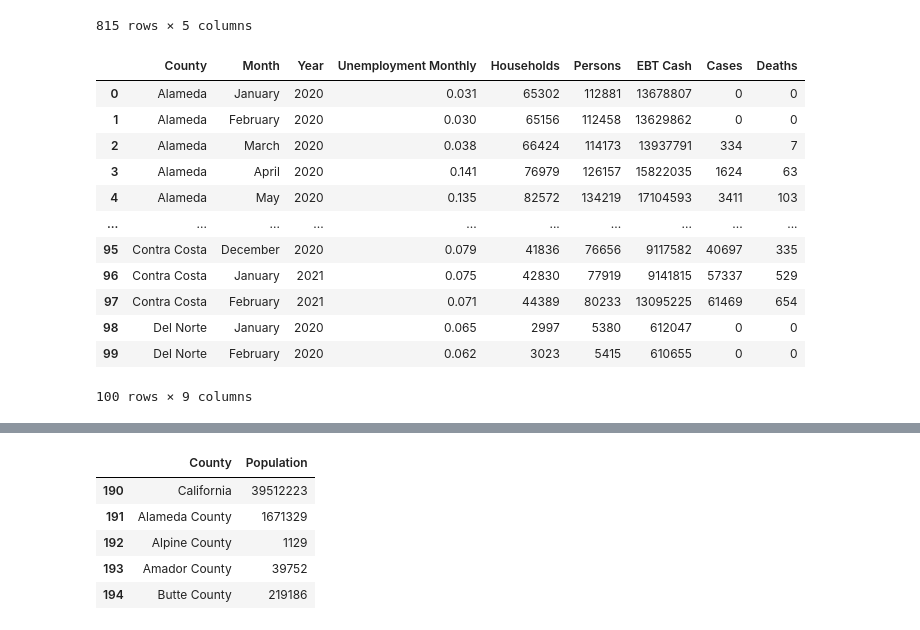
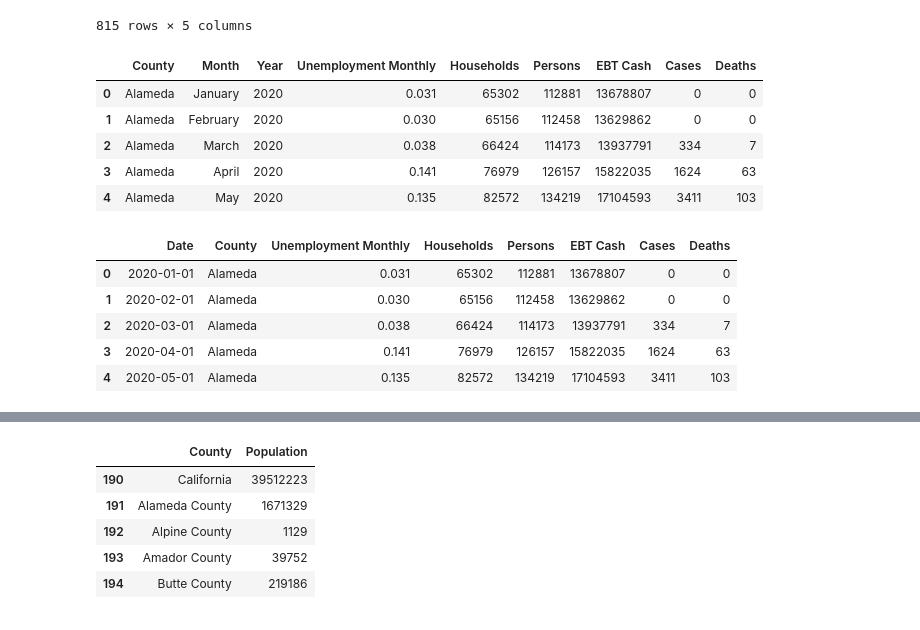
Before and after one commit to speedracer05/Covid_CalFresh, a Jupyter notebook: Covid_CalFresh.ipynb, the cells around one changed output, grey strips where cells are left out. Cells and saved outputs as stored; diff of their text form; code cells hidden in the pictures.

Commit message:
compare covid rate vs calfresh #

```diff
--- a/Covid_CalFresh.ipynb
+++ b/Covid_CalFresh.ipynb
@@ -153,19 +153,23 @@ county_merge
 # %%
 # merge two CalFresh and county_merge datasets on county, year and month
 covid_merge = pd.read_csv(covid_merge_path)
 
-covid_merge.head(100)
+covid_merge.head()
 # %% [output]
 |  | County | Month | Year | Unemployment Monthly | Households | Persons | EBT Cash | Cases | Deaths |
 | 0 | Alameda | January | 2020 | 0.031 | 65302 | 112881 | 13678807 | 0 | 0 |
 | 1 | Alameda | February | 2020 | 0.030 | 65156 | 112458 | 13629862 | 0 | 0 |
 | 2 | Alameda | March | 2020 | 0.038 | 66424 | 114173 | 13937791 | 334 | 7 |
 | 3 | Alameda | April | 2020 | 0.141 | 76979 | 126157 | 15822035 | 1624 | 63 |
 | 4 | Alameda | May | 2020 | 0.135 | 82572 | 134219 | 17104593 | 3411 | 103 |
-| ... | ... | ... | ... | ... | ... | ... | ... | ... | ... |
-| 95 | Contra Costa | December | 2020 | 0.079 | 41836 | 76656 | 9117582 | 40697 | 335 |
-| 96 | Contra Costa | January | 2021 | 0.075 | 42830 | 77919 | 9141815 | 57337 | 529 |
-| 97 | Contra Costa | February | 2021 | 0.071 | 44389 | 80233 | 13095225 | 61469 | 654 |
-| 98 | Del Norte | January | 2020 | 0.065 | 2997 | 5380 | 612047 | 0 | 0 |
-| 99 | Del Norte | February | 2020 | 0.062 | 3023 | 5415 | 610655 | 0 | 0 |
-100 rows × 9 columns
+# %%
+# Combine columns Year and Month into single column of Date (John)
+covid_merge = pd.read_csv(covid_merge_path, parse_dates= {'Date' : ['Year','Month']})
+covid_merge.head()
+# %% [output]
+|  | Date | County | Unemployment Monthly | Households | Persons | EBT Cash | Cases | Deaths |
+| 0 | 2020-01-01 | Alameda | 0.031 | 65302 | 112881 | 13678807 | 0 | 0 |
+| 1 | 2020-02-01 | Alameda | 0.030 | 65156 | 112458 | 13629862 | 0 | 0 |
+| 2 | 2020-03-01 | Alameda | 0.038 | 66424 | 114173 | 13937791 | 334 | 7 |
+| 3 | 2020-04-01 | Alameda | 0.141 | 76979 | 126157 | 15822035 | 1624 | 63 |
+| 4 | 2020-05-01 | Alameda | 0.135 | 82572 | 134219 | 17104593 | 3411 | 103 |
```
Also changed, not shown: parts of 2 cells of this notebook, 2 other files.
